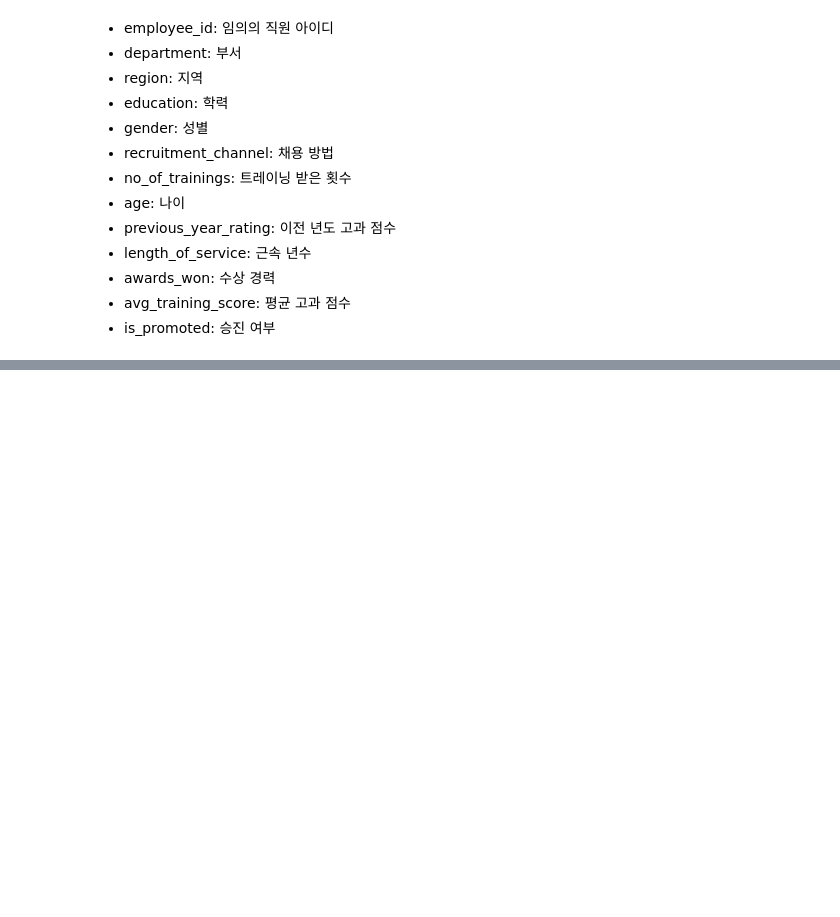
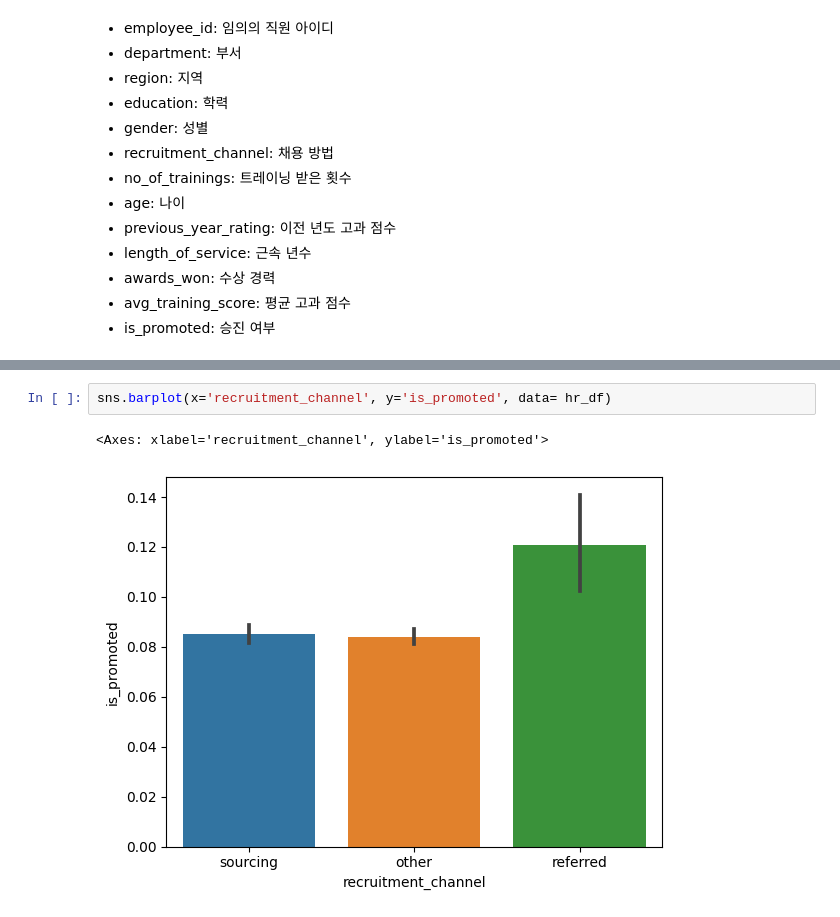
Before and after one commit to hyeongjin0706/machinelearning, a Jupyter notebook: 7. 로지스틱 회귀.ipynb, the cells around one changed output, grey strips where cells are left out. Saved outputs shown, nothing was run; the diff lists cells and outputs as text; blank space fills up the shorter version.

```diff
--- a/7. 로지스틱 회귀.ipynb
+++ b/7. 로지스틱 회귀.ipynb
@@ -55,0 +83,5 @@ memory usage: 5.4+ MB
+# %%
+sns.barplot(x='recruitment_channel', y='is_promoted', data= hr_df)
+# %% [output]
+<Axes: xlabel='recruitment_channel', ylabel='is_promoted'>
+[figure, added]
```
Also changed, not shown: parts of 66 cells of this notebook, 4 other files.
